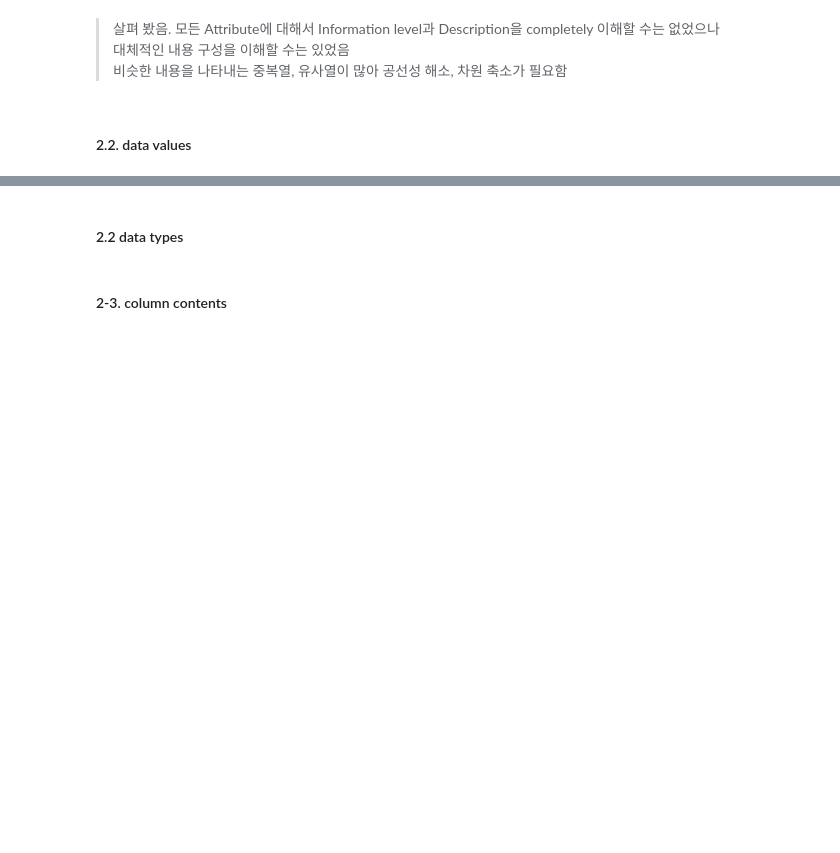
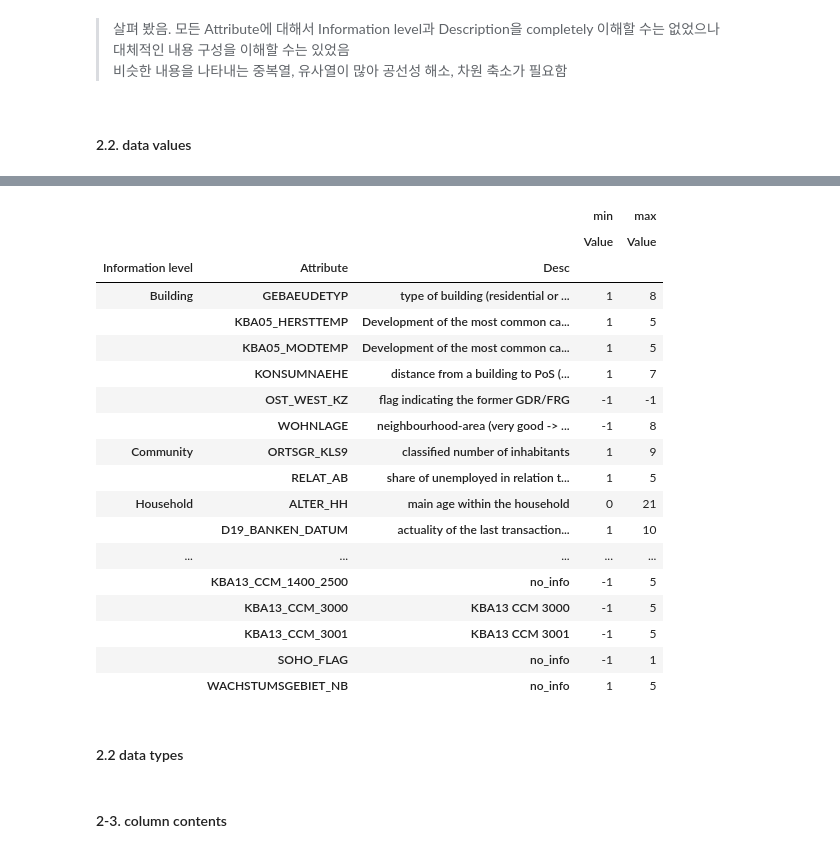
Before and after one commit to jaeyoun-chang/u_city_capstone, a Jupyter notebook: Arvato Project Workbook.ipynb, the cells around one changed output, grey strips where cells are left out. Cells and saved outputs as stored; diff of their text form; code cells hidden in the pictures; blank space fills up the shorter version.

Commit message:
wrap_num val of Value

```diff
--- a/Arvato Project Workbook.ipynb
+++ b/Arvato Project Workbook.ipynb
@@ -504,3 +392,0 @@ desc_dict
-# %%
-df_attr['Information level'] = df_attr.Attribute.map(desc_dict)[0]
-df_attr['Desc'] = df_attr.Attribute.map(desc_dict)[1]
@@ -523,0 +409,21 @@ pv
+# %%
+'''
+numeric data of column Value
+'''
+# df_attr_num with only numeric values in Value
+df_attr_num = df_attr.copy()
+df_attr_num['D_type'] = df_attr.Value.map(type)
+df_attr_num = df_attr_num[df_attr_num['D_type'] == int]
+
+# add Desc and Information level
+df_attr_num = vlookup(df_attr_num, df_feature, 'Attribute', 'Desc', 'no_info')
+df_attr_num = vlookup(df_attr_num, df_feature, 'Attribute', 'Information level', 'no_info')
+
+# summary of numeric data of Value
+pv_attr_num = pd.pivot_table(
+    df_attr_num,
+    index = ['Information level', 'Attribute', 'Desc'],
+    values = 'Value',
+    aggfunc = [min, max]
+    )
+pv_attr_num.head(10)
@@ -524,4 +444,30 @@ pv
 # %%
+'''
+understand all numeric data of column Value one by one
+'''
+
+# not to run
+
 with pd.option_context(
     'display.max_rows', None, 'display.max_colwidth', None):
-    display(pv)
+    display(pv_attr_num)
+# %% [output]
+|  |  |  | min | max |
+|  |  |  | Value | Value |
+| Information level | Attribute | Desc |  |  |
+| Building | GEBAEUDETYP | type of building (residential or ... | 1 | 8 |
+|  | KBA05_HERSTTEMP | Development of the most common ca... | 1 | 5 |
+|  | KBA05_MODTEMP | Development of the most common ca... | 1 | 5 |
+|  | KONSUMNAEHE | distance from a building to PoS (... | 1 | 7 |
+|  | OST_WEST_KZ | flag indicating the former GDR/FRG | -1 | -1 |
+|  | WOHNLAGE | neighbourhood-area (very good -> ... | -1 | 8 |
+| Community | ORTSGR_KLS9 | classified number of inhabitants | 1 | 9 |
+|  | RELAT_AB | share of unemployed in relation t... | 1 | 5 |
+| Household | ALTER_HH | main age within the household | 0 | 21 |
+|  | D19_BANKEN_DATUM | actuality of the last transaction... | 1 | 10 |
+| ... | ... | ... | ... | ... |
+|  | KBA13_CCM_1400_2500 | no_info | -1 | 5 |
+|  | KBA13_CCM_3000 | KBA13 CCM 3000 | -1 | 5 |
+|  | KBA13_CCM_3001 | KBA13 CCM 3001 | -1 | 5 |
+|  | SOHO_FLAG | no_info | -1 | 1 |
+|  | WACHSTUMSGEBIET_NB | no_info | 1 | 5 |
```
Also changed, not shown: parts of 38 cells of this notebook, 1 other file.
